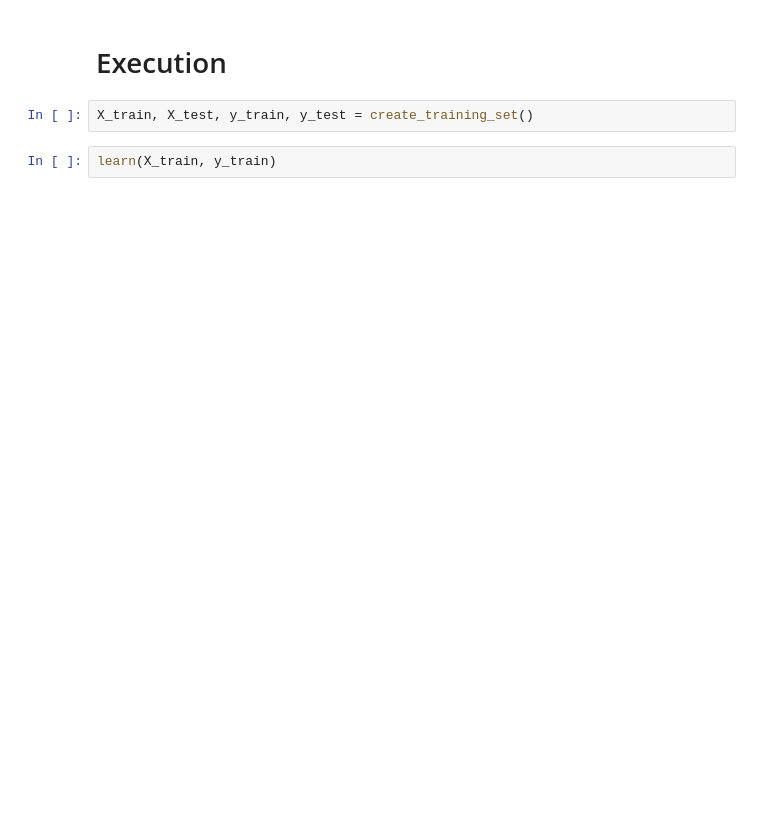
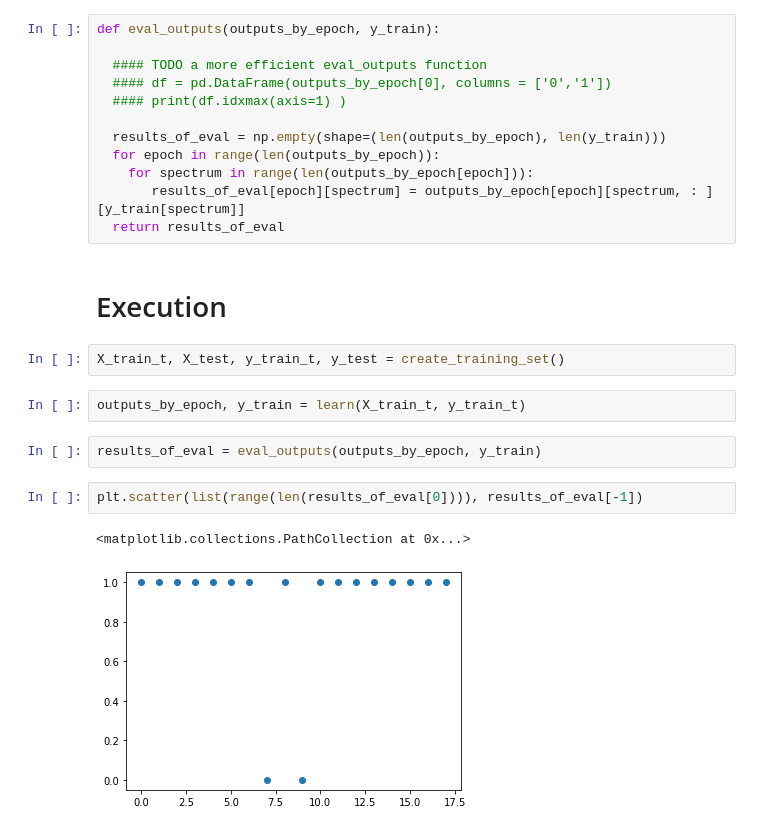
Before and after one commit to potohodnica/magistrska, a Jupyter notebook: GALAH_Pytorch.ipynb, the cells around one changed output. Cells and saved outputs as stored; diff of their text form; blank space fills up the shorter version.

Commit message:
evaluating the results function

```diff
--- a/GALAH_Pytorch.ipynb
+++ b/GALAH_Pytorch.ipynb
@@ -309,6 +306,25 @@ def learn(trainX, trainy):
+# %%
+def eval_outputs(outputs_by_epoch, y_train):
+
+  #### TODO a more efficient eval_outputs function
+  #### df = pd.DataFrame(outputs_by_epoch[0], columns = ['0','1'])
+  #### print(df.idxmax(axis=1) )
+
+  results_of_eval = np.empty(shape=(len(outputs_by_epoch), len(y_train)))
+  for epoch in range(len(outputs_by_epoch)):
+    for spectrum in range(len(outputs_by_epoch[epoch])):
+       results_of_eval[epoch][spectrum] = outputs_by_epoch[epoch][spectrum, : ][y_train[spectrum]]
+  return results_of_eval
 # %% [markdown]
 # Execution
 # %%
-X_train, X_test, y_train, y_test = create_training_set()
+X_train_t, X_test, y_train_t, y_test = create_training_set()
-# %%
-learn(X_train, y_train)
+# %%
+outputs_by_epoch, y_train = learn(X_train_t, y_train_t)
+# %%
+results_of_eval = eval_outputs(outputs_by_epoch, y_train)
+# %%
+plt.scatter(list(range(len(results_of_eval[0]))), results_of_eval[-1])
+# %% [output]
+<matplotlib.collections.PathCollection at 0x...>
+[figure, added]
```
Also changed, not shown: parts of 4 cells of this notebook.
